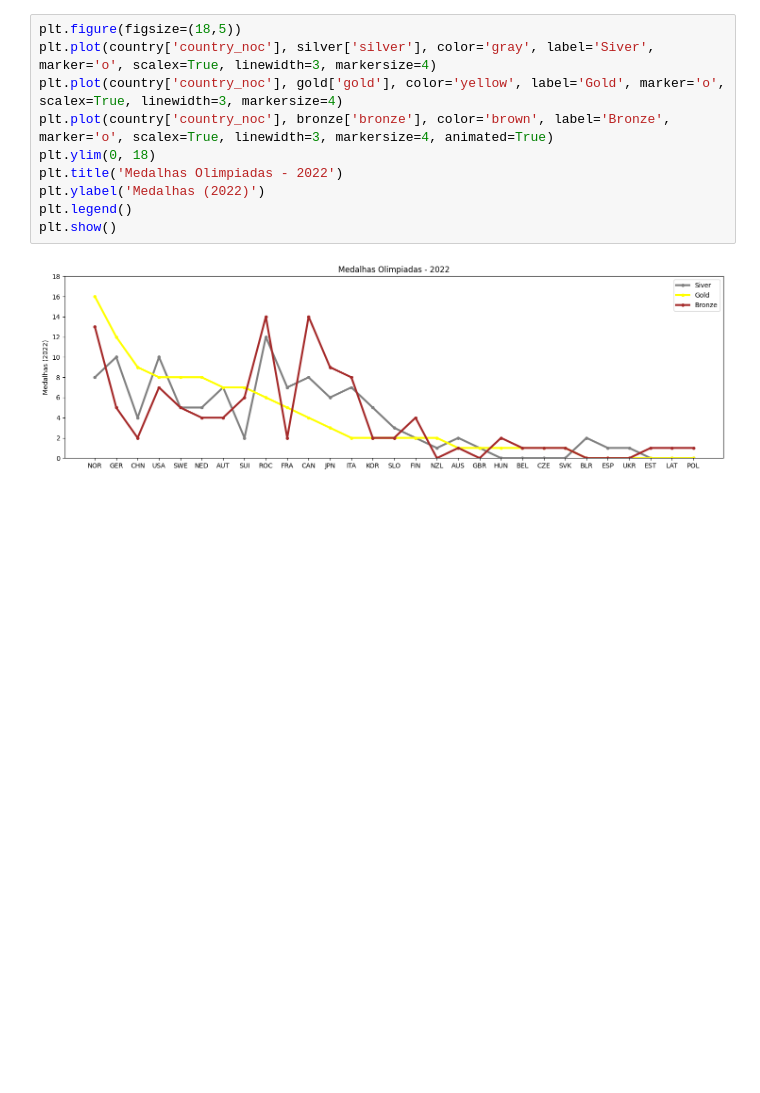
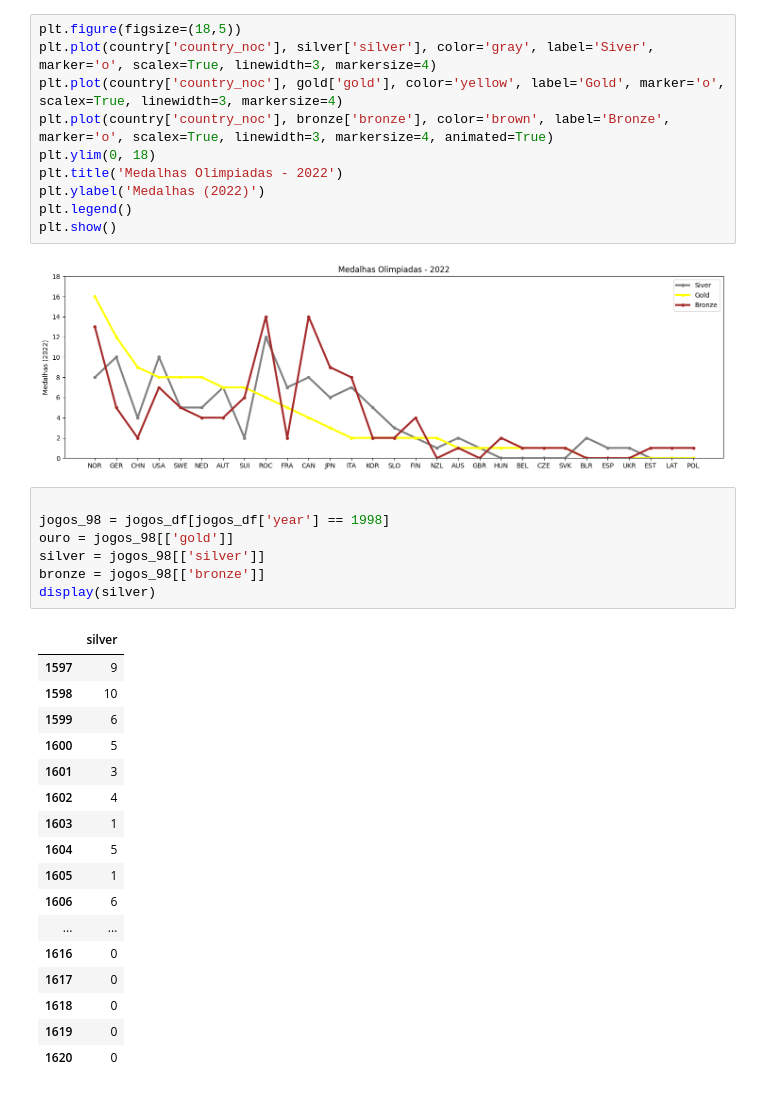
Before and after one commit to guilhptg/Graficos, a Jupyter notebook: graficos/olimpiadas/olimpiadas.ipynb, the cells around one changed output. Drawn from its saved outputs; the diff is of its cells as text; blank space fills up the shorter version.

```diff
--- a/graficos/olimpiadas/olimpiadas.ipynb
+++ b/graficos/olimpiadas/olimpiadas.ipynb
@@ -85,3 +85,28 @@ plt.legend()
 plt.show()
 # %% [output]
 [figure]
+# %%
+
+jogos_98 = jogos_df[jogos_df['year'] == 1998]
+ouro = jogos_98[['gold']]
+silver = jogos_98[['silver']]
+bronze = jogos_98[['bronze']]
+display(silver)
+# %% [output]
+|  | silver |
+| 1597 | 9 |
+| 1598 | 10 |
+| 1599 | 6 |
+| 1600 | 5 |
+| 1601 | 3 |
+| 1602 | 4 |
+| 1603 | 1 |
+| 1604 | 5 |
+| 1605 | 1 |
+| 1606 | 6 |
+| ... | ... |
+| 1616 | 0 |
+| 1617 | 0 |
+| 1618 | 0 |
+| 1619 | 0 |
+| 1620 | 0 |
```
